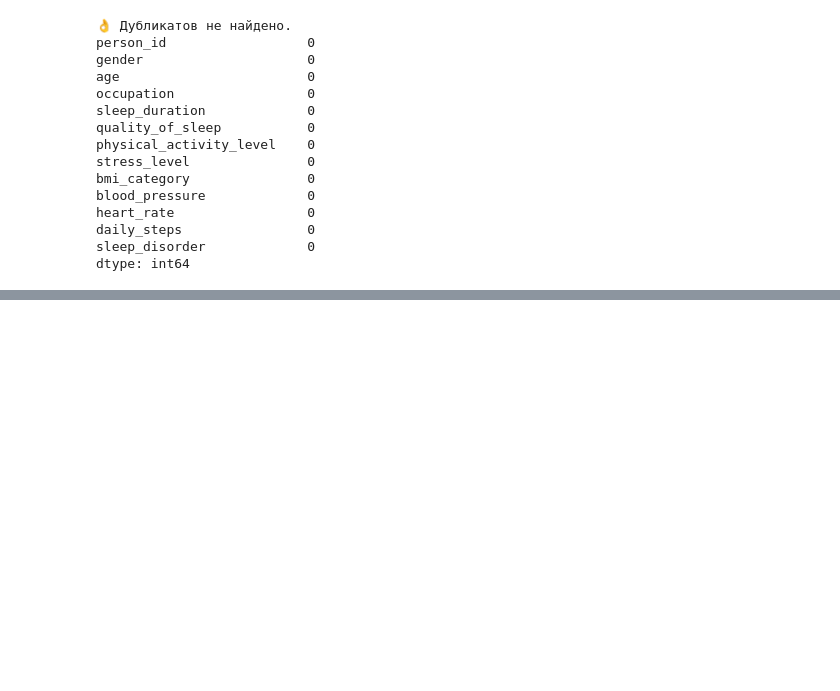
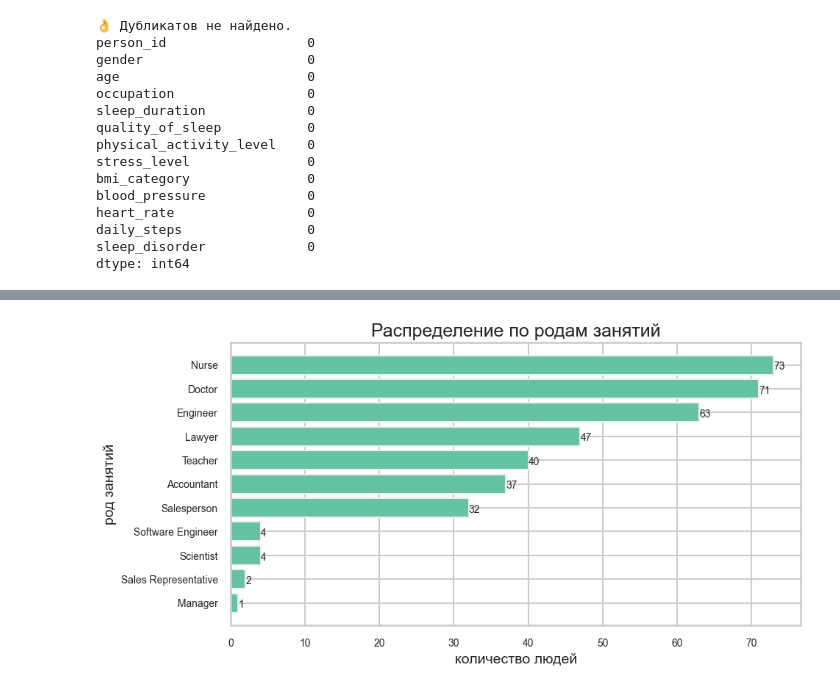
Before and after one commit to AntonLihtar/python_starter, a Jupyter notebook: padas_data2/main.ipynb, the cells around one changed output, grey strips where cells are left out. Saved outputs shown, nothing was run; the diff lists cells and outputs as text; code cells hidden in the pictures; blank space fills up the shorter version.

```diff
--- a/padas_data2/main.ipynb
+++ b/padas_data2/main.ipynb
@@ -116,0 +119,19 @@ plt.show()
+# %%
+#3 Распределение по родам занятий
+occupation_series = sleeping_patterns['occupation'].value_counts(ascending=True)
+
+plt.figure(figsize=(10, 5))
+# occupation_series = occupation_series.rename(index={'Nurse': 'медсестра'})
+plt.barh(occupation_series.index, occupation_series.values)
+plt.title('Распределение по родам занятий')
+plt.ylabel('род занятий', fontsize=14)
+plt.xlabel('количество людей', fontsize=14)
+plt.xticks(fontsize=10)
+plt.yticks(fontsize=10)
+
+for i, v in enumerate(occupation_series.values):
+    plt.text(v, i - 0.2, str(v), fontsize=10)
+
+plt.show()
+# %% [output]
+[figure, added]
```
Also changed, not shown: parts of 8 cells of this notebook, 1 other file.
